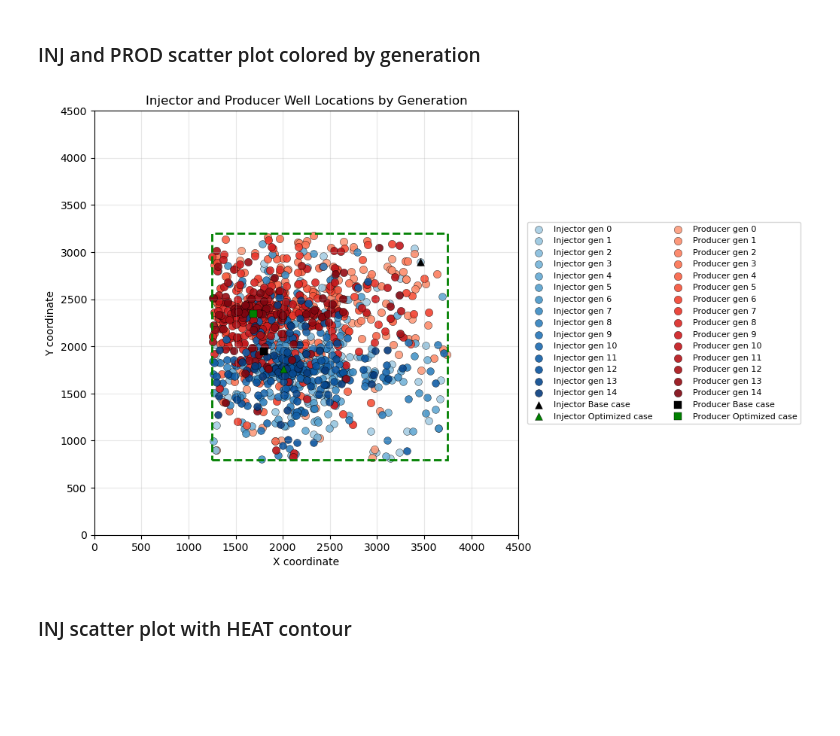
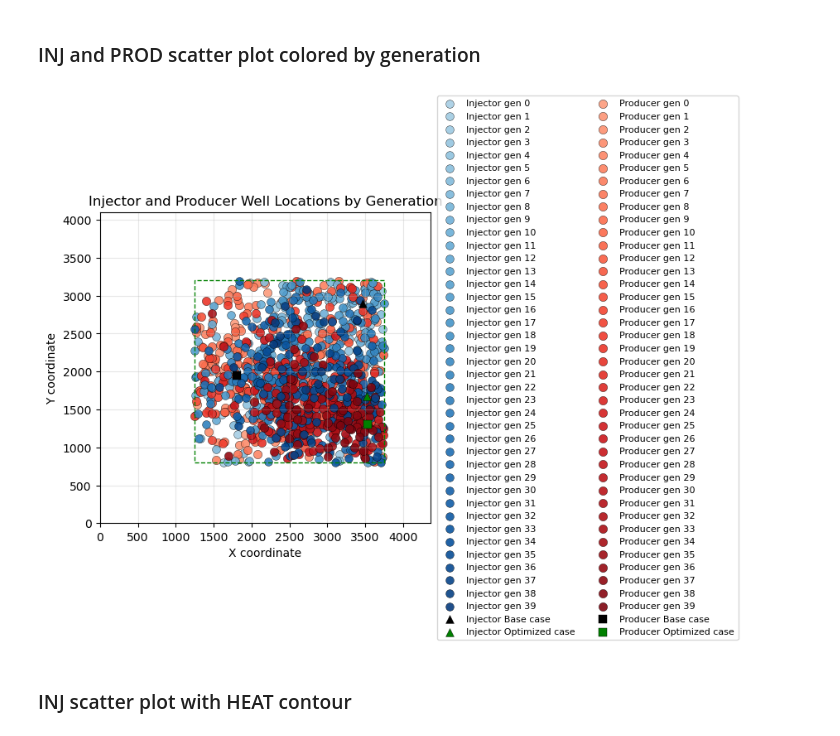
Before and after one commit to VITObelgium/URGENT_RiskManagementToolbox, a Jupyter notebook: examples/complex_model_multiobj/postprocessing.ipynb, the cells around one changed output. Cells and saved outputs as stored; diff of their text form; code cells hidden in the pictures; blank space fills up the shorter version.

```diff
--- a/examples/complex_model_multiobj/postprocessing.ipynb
+++ b/examples/complex_model_multiobj/postprocessing.ipynb
@@ -17,7 +17,7 @@ from matplotlib import colors
 
 Specify zip file location
 # %%
-zipfile_path = Path("../../log/run_results_ede8494b_2026-05-12_16-47-28_COMPLETED.zip")  # Update this path to your ZIP file
+zipfile_path = Path("../../log/run_results_64483f06_2026-05-22_13-05-20_COMPLETED.zip")  # Update this path to your ZIP file
 print(zipfile_path.resolve())
 
 # Specify search bounds from optimization configuration
@@ -85,7 +85,7 @@ def extract_special_cases(df, cols):
     """
     gen_col = cols["generation"]
     pop_col = cols["population"]
-    obj_col = cols["objective"]
+    obj_col = cols["objective1"]
 
     # base case
     if pop_col is None:
@@ -151,7 +151,8 @@ def infer_required_columns(df):
         "inj_y": find_column(df, ["well_design#INJ#wellhead#y"]),
         "prod_x": find_column(df, ["well_design#PROD#wellhead#x"]),
         "prod_y": find_column(df, ["well_design#PROD#wellhead#y"]),
-        "objective": find_column(df, ["Heat"]),
+        "objective1": find_column(df, ["Heat"]),
+        "objective2": find_column(df, ["FaultExceedance"]),
     }
     return cols
 
@@ -202,7 +203,7 @@ def load_generation_summary(zip_path):
 
     # Merge by generation
     df_objectivefunction = pd.merge(df_stat,
-                                    df_best[["generation", "Heat"]],
+                                    df_best[["generation", "pareto_rank", "FaultExceedance", "Heat"]],
                                     on="generation",
                                     how="left")
 
@@ -218,7 +219,7 @@ def prepare_generation_summary_for_plot(df_objectivefunction):
     df_summary = df_objectivefunction.copy()
 
     # required summary columns
-    required_cols = ["generation", "Heat", "min_Heat", "max_Heat", "avg_Heat", "std_Heat"]
+    required_cols = ["generation", "pareto_rank", "Heat", "min_Heat", "max_Heat", "avg_Heat", "std_Heat","FaultExceedance","min_FaultExceedance", "max_FaultExceedance", "avg_FaultExceedance", "std_FaultExceedance"]
 
     for col in required_cols:
         if col not in df_summary.columns:
@@ -246,6 +247,7 @@ def prepare_generation_summary_for_plot(df_objectivefunction):
         for i, ind_col in enumerate(ind_cols):
             records.append({
                 "generation": gen,
+                "pareto_rank": row["pareto_rank"],
                 "population_global_index": base_index + i,
                 "individual_in_generation": i,
                 "ind_heat": row[ind_col],
@@ -254,6 +256,11 @@ def prepare_generation_summary_for_plot(df_objectivefunction):
                 "avg_Heat": row["avg_Heat"],
                 "min_Heat": row["min_Heat"],
                 "std_Heat": row["std_Heat"],
+                "global_best_FaultExceedance": row["FaultExceedance"],
+                "max_FaultExceedance": row["max_FaultExceedance"],
+                "avg_FaultExceedance": row["avg_FaultExceedance"],
+                "min_FaultExceedance": row["min_FaultExceedance"],
+                "std_FaultExceedance": row["std_FaultExceedance"]
             })
 
     df_plot = pd.DataFrame(records)
@@ -343,7 +452,7 @@ def plot_combined_well_locations(df_cv, cols):
     gen_to_blue = {g: blue_shades[i] for i, g in enumerate(unique_gens)}
     gen_to_red = {g: red_shades[i] for i, g in enumerate(unique_gens)}
 
-    fig, ax = plt.subplots(figsize=(10, 7))
+    fig, ax = plt.subplots(figsize=(9, 6))
 
     for gen in unique_gens:
         df_gen = df_cv[df_cv[gen_col] == gen]
@@ -378,82 +487,40 @@ def plot_combined_well_locations(df_cv, cols):
          search_xmax - search_xmin,
          search_ymax - search_ymin,
             fill=False,
             edgecolor="green",
             linestyle="--",
-            linewidth=2,
+            linewidth=1,
             label="Search bounds"
         )
+    ax.add_patch(rect)
 
     # Base case and optimized case points
-    ax.scatter(
-        base_case[cols["inj_x"]],
-        base_case[cols["inj_y"]],
-        color="black",
-        marker="^",
-        s=50,
-        edgecolor="black",
-        linewidth=0.3,
-        zorder = 10,
-        label="Injector Base case"
-    )
-    ax.scatter(
-        base_case[cols["prod_x"]],
-        base_case[cols["prod_y"]],
-        color="black",
-        marker="s",
-        s=50,
-        edgecolor="black",
-        linewidth=0.3,
-        zorder = 10,
-        label="Producer Base case"
-    )
-    ax.scatter(
-        optimized_case[cols["inj_x"]],
-        optimized_case[cols["inj_y"]],
-        color="green",
-        marker="^",
-        s=50,
-        edgecolor="black",
-        linewidth=0.3,
-        zorder=11,
-        label="Injector Optimized case"
-        )
-    ax.scatter(
-        optimized_case[cols["prod_x"]],
-        optimized_case[cols["prod_y"]],
-        color="green",
-        marker="s",
-        s=50,
-        edgecolor="black",
-        linewidth=0.3,
-        zorder=11,
-        label="Producer Optimized case"
-        )
+    add_casepoints_inj(ax)
+    add_casepoints_prod(ax)
 
-    ax.add_patch(rect)
-    ax.set_xlim(0, 4500)
-    ax.set_ylim(0, 4500)
+    ax.set_xlim(0, 4360)
+    ax.set_ylim(0, 4100)
     ax.set_xlabel("X coordinate")
     ax.set_ylabel("Y coordinate")
     ax.set_title("Injector and Producer Well Locations by Generation")
     ax.grid(True, alpha=0.3)
     ax.set_aspect("equal", adjustable="box")
 
     # reorder legend entries to group injectors and producers together
     handles, labels = ax.get_legend_handles_labels()
     # Separate injector and producer entries
     inj = [(h, l) for h, l in zip(handles, labels) if "Injector" in l]
     prod = [(h, l) for h, l in zip(handles, labels) if "Producer" in l]
     ordered = inj + prod
     handles_ordered, labels_ordered = zip(*ordered)
     ax.legend(handles_ordered, labels_ordered, loc="center left", fontsize=8, ncol=2, bbox_to_anchor=(1.02, 0.5), borderaxespad=0.)
 
     plt.tight_layout(rect=[0, 0, 0.85, 1])
     plt.show()
 
 plot_combined_well_locations(df_controlvector, cols)
 # %% [output]
-[figure, old version]
+[figure, new version]
 # %% [markdown]
 ### INJ scatter plot with HEAT contour
 # %%
```
Also changed, not shown: parts of 7 cells of this notebook, 20 other files.
